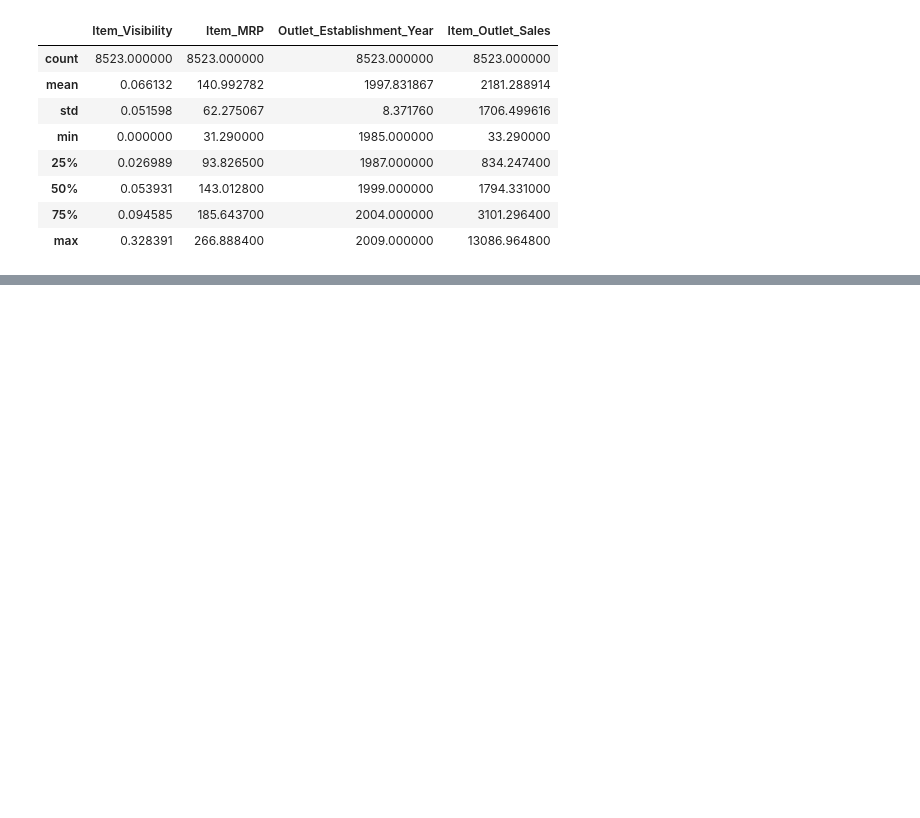
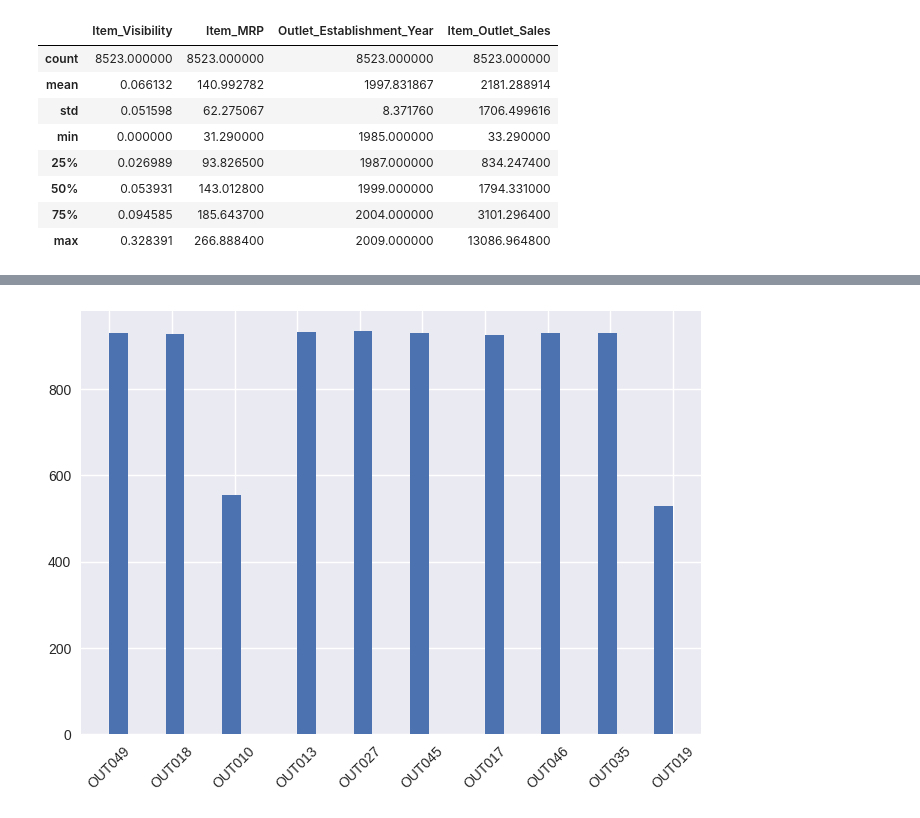
Before and after one commit to jabbautista/Food-Sales-Prediction, a Jupyter notebook: Pandas_(Sales_Prediction).ipynb, the cells around one changed output, grey strips where cells are left out. Cells and saved outputs as stored; diff of their text form; code cells hidden in the pictures; blank space fills up the shorter version.

```diff
--- a/Pandas_(Sales_Prediction).ipynb
+++ b/Pandas_(Sales_Prediction).ipynb
@@ -145,0 +163,8 @@ df.describe()
+# %%
+plt.style.use('seaborn');
+df['Outlet_Identifier'].hist(bins = 30);
+plt.xticks(rotation = 45);
+
+# OUT010 and OUT019 have less transactions
+# %% [output]
+[figure, added]
```
Also changed, not shown: parts of 9 cells of this notebook.
